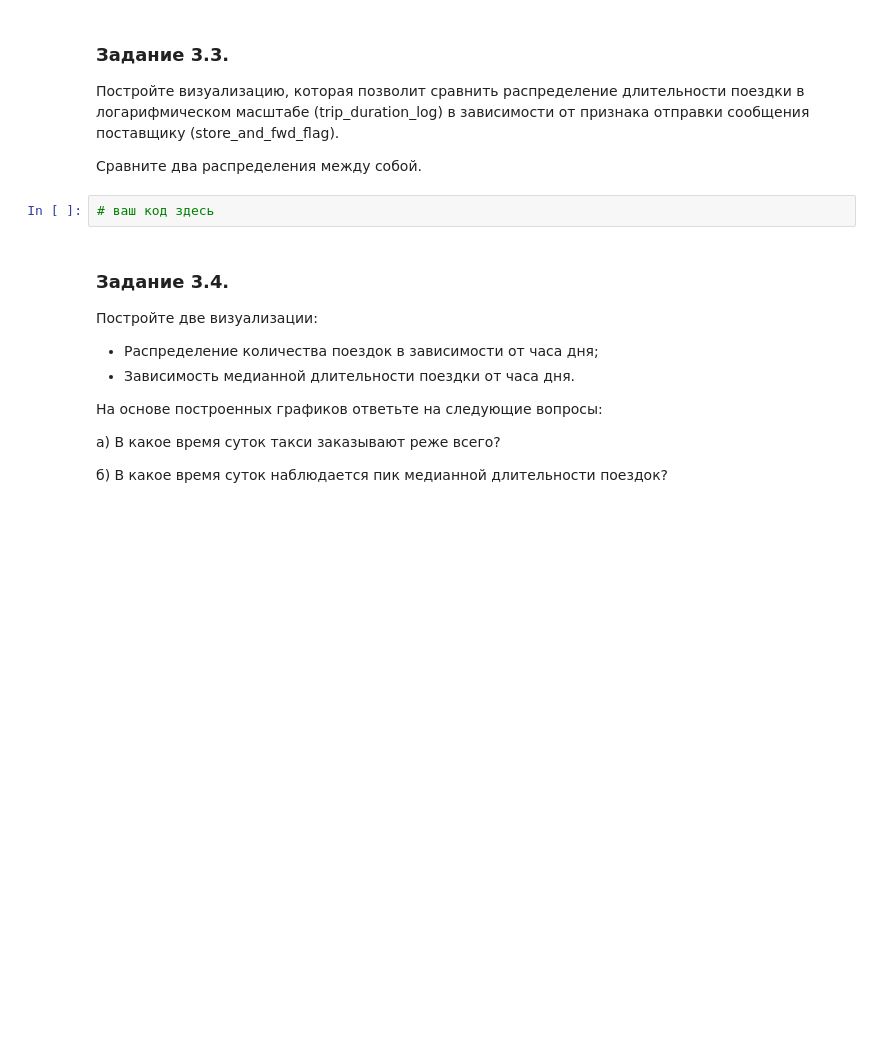
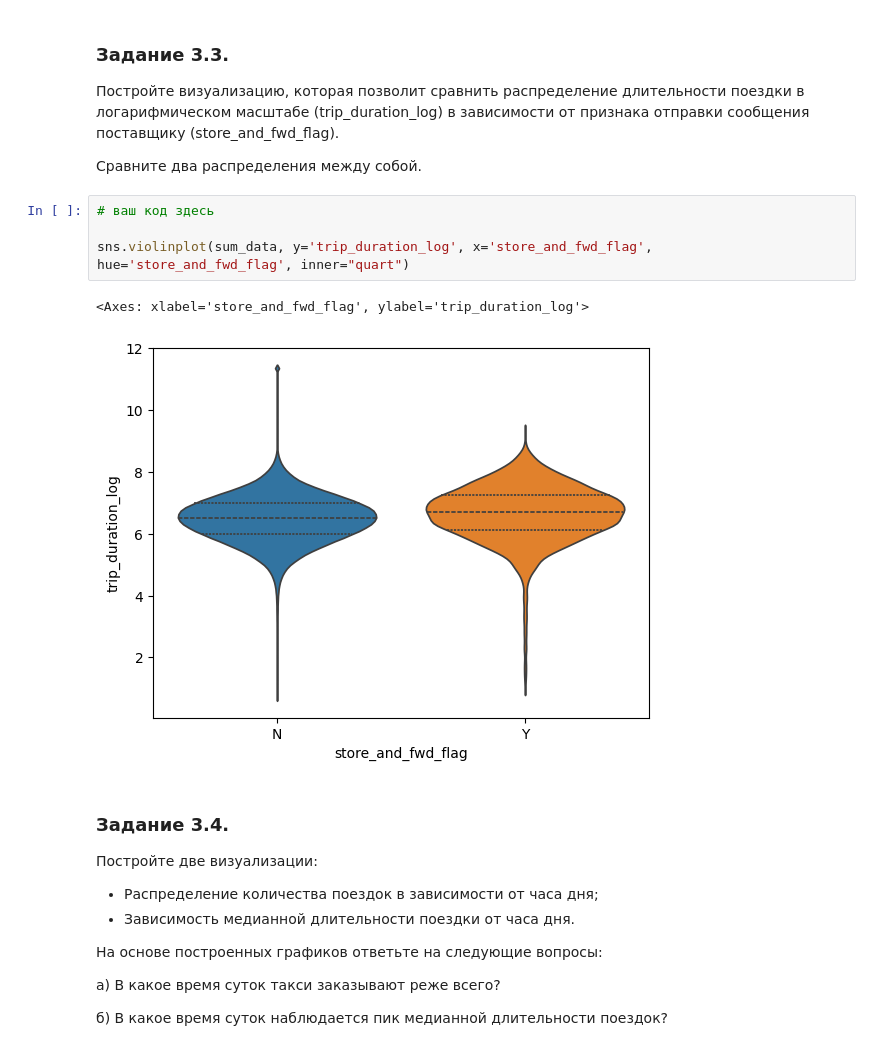
Before and after one commit to Lepnik/data_science_lnv, a Jupyter notebook: MATH+ML/Project_5/Project-5._Ноутбук-шаблон.ipynb, the cells around one changed output. Saved outputs shown, nothing was run; the diff lists cells and outputs as text; blank space fills up the shorter version.

```diff
--- a/MATH+ML/Project_5/Project-5._Ноутбук-шаблон.ipynb
+++ b/MATH+ML/Project_5/Project-5._Ноутбук-шаблон.ipynb
@@ -454,8 +457,13 @@ NormaltestResult(statistic=148792.90978954008, pvalue=0.0)
 Постройте визуализацию, которая позволит сравнить распределение длительности поездки в логарифмическом масштабе (trip_duration_log) в зависимости от признака отправки сообщения поставщику (store_and_fwd_flag).
 
 Сравните два распределения между собой.
-# %%
-# ваш код здесь
+# %%
+# ваш код здесь
+
+sns.violinplot(sum_data, y='trip_duration_log', x='store_and_fwd_flag', hue='store_and_fwd_flag', inner="quart")
+# %% [output]
+<Axes: xlabel='store_and_fwd_flag', ylabel='trip_duration_log'>
+[figure, added]
 # %% [markdown]
 ### Задание 3.4.
 Постройте две визуализации:
```
Also changed, not shown: parts of 10 cells of this notebook.
